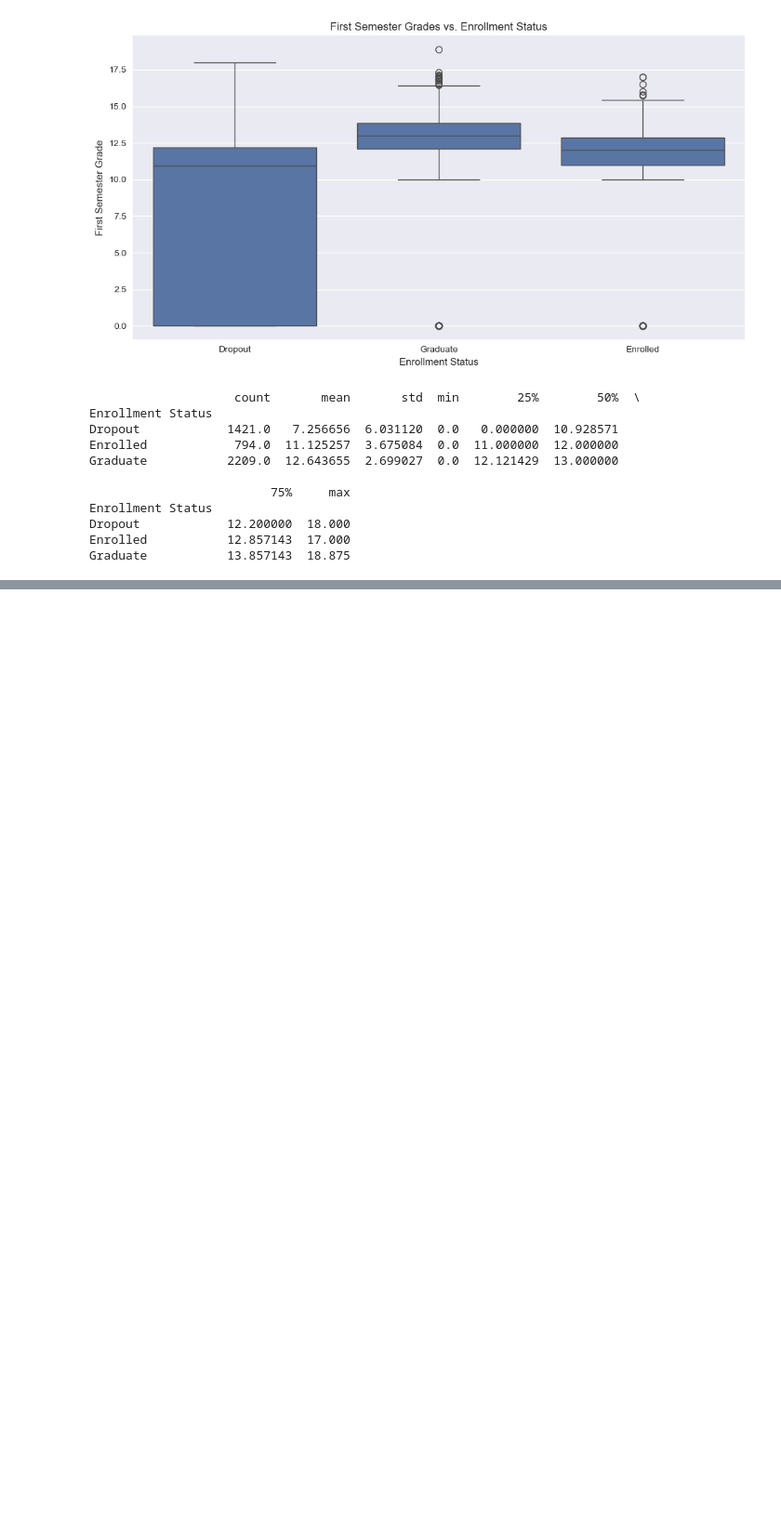
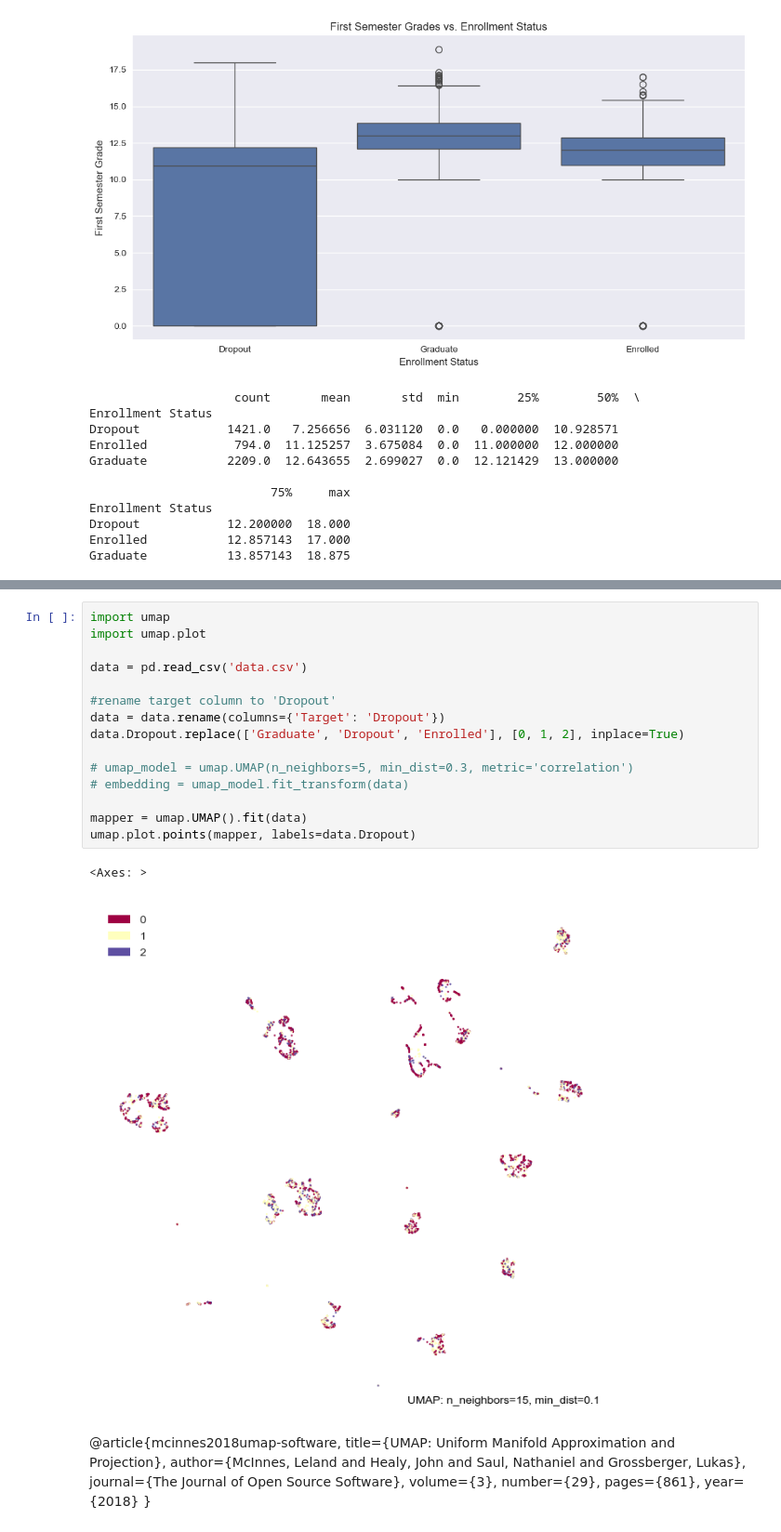
Before and after one commit to jadennathaniel/ml-lab1, a Jupyter notebook: lab1.ipynb, the cells around one changed output, grey strips where cells are left out. Shown at 93% size. Saved outputs shown, nothing was run; the diff lists cells and outputs as text; blank space fills up the shorter version.

Commit message:
Worked on final section
Implemented UMAP

```diff
--- a/lab1.ipynb
+++ b/lab1.ipynb
@@ -489,0 +495,28 @@ Graduate           13.857143  18.875
+# %%
+import umap
+import umap.plot
+
+data = pd.read_csv('data.csv')
+
+#rename target column to 'Dropout'
+data = data.rename(columns={'Target': 'Dropout'})
+data.Dropout.replace(['Graduate', 'Dropout', 'Enrolled'], [0, 1, 2], inplace=True)
+
+# umap_model = umap.UMAP(n_neighbors=5, min_dist=0.3, metric='correlation')
+# embedding = umap_model.fit_transform(data)
+
+mapper = umap.UMAP().fit(data)
+umap.plot.points(mapper, labels=data.Dropout)
+# %% [output]
+<Axes: >
+[figure, added]
+# %% [markdown]
+@article{mcinnes2018umap-software,
+  title={UMAP: Uniform Manifold Approximation and Projection},
+  author={McInnes, Leland and Healy, John and Saul, Nathaniel and Grossberger, Lukas},
+  journal={The Journal of Open Source Software},
+  volume={3},
+  number={29},
+  pages={861},
+  year={2018}
+}
```
Also changed, not shown: parts of 5 cells of this notebook.
